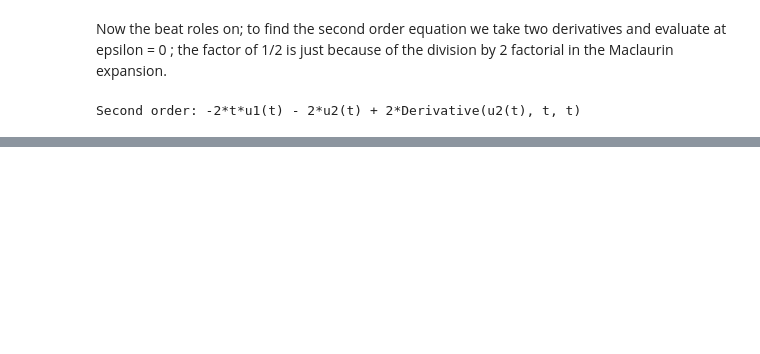
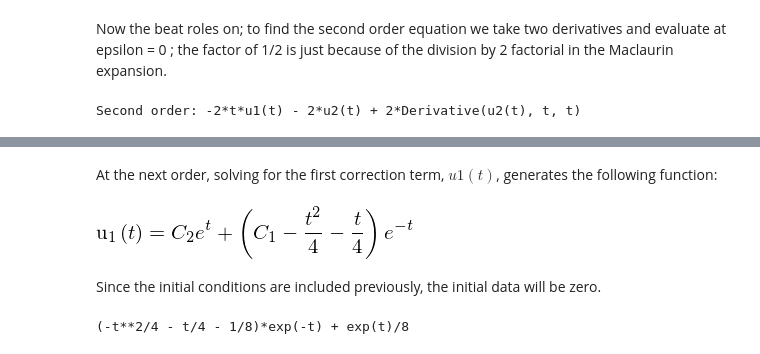
Before and after one commit to woonchin/MyPythonNote, a Jupyter notebook: myseries.ipynb, the cells around one changed output, grey strips where cells are left out. Drawn from its saved outputs; the diff is of its cells as text; code cells hidden in the pictures; blank space fills up the shorter version.

```diff
--- a/myseries.ipynb
+++ b/myseries.ipynb
@@ -192,0 +214,15 @@ Second order: -2*t*u1(t) - 2*u2(t) + 2*Derivative(u2(t), t, t)
+# %% [markdown]
+At the next order, solving for the first correction term, $u1(t)$, generates the following function:
+# %%
+dsolve(eqp1.subs(u0(t),u0sol),u1(t))
+# %% [output]
+[figure, added]
+# %% [markdown]
+Since the initial conditions are included previously, the initial data will be zero.
+# %%
+u1g = C1*exp(t) + (C2 - t**2/4 - t/4)*exp(-t)
+coef=solve([Eq(u1g.subs(t,0),0),Eq(diff(u1g,t).subs(t,0),0)],[C1,C2])
+u1sol = u1g.subs([(C1,coef.get(C1)),(C2,coef.get(C2))])
+print u1sol
+# %% [output]
+(-t**2/4 - t/4 - 1/8)*exp(-t) + exp(t)/8
```
Also changed, not shown: parts of 17 cells of this notebook.
